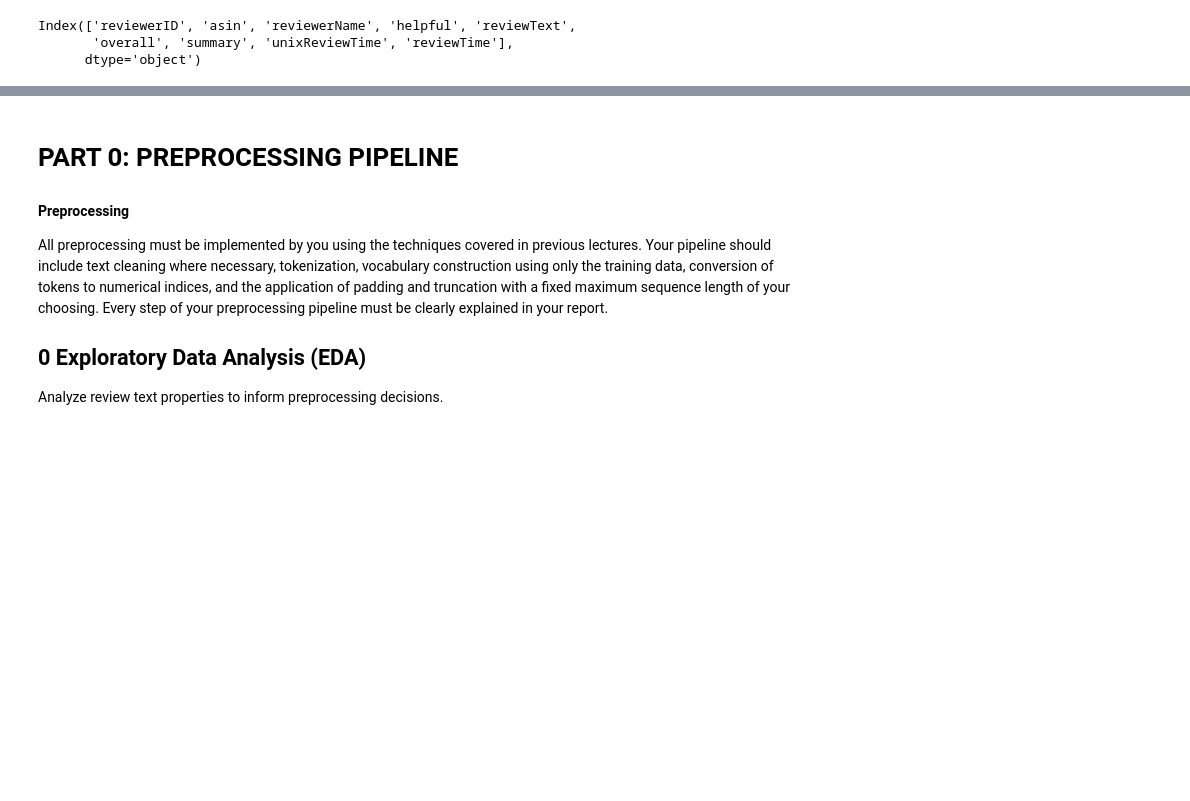
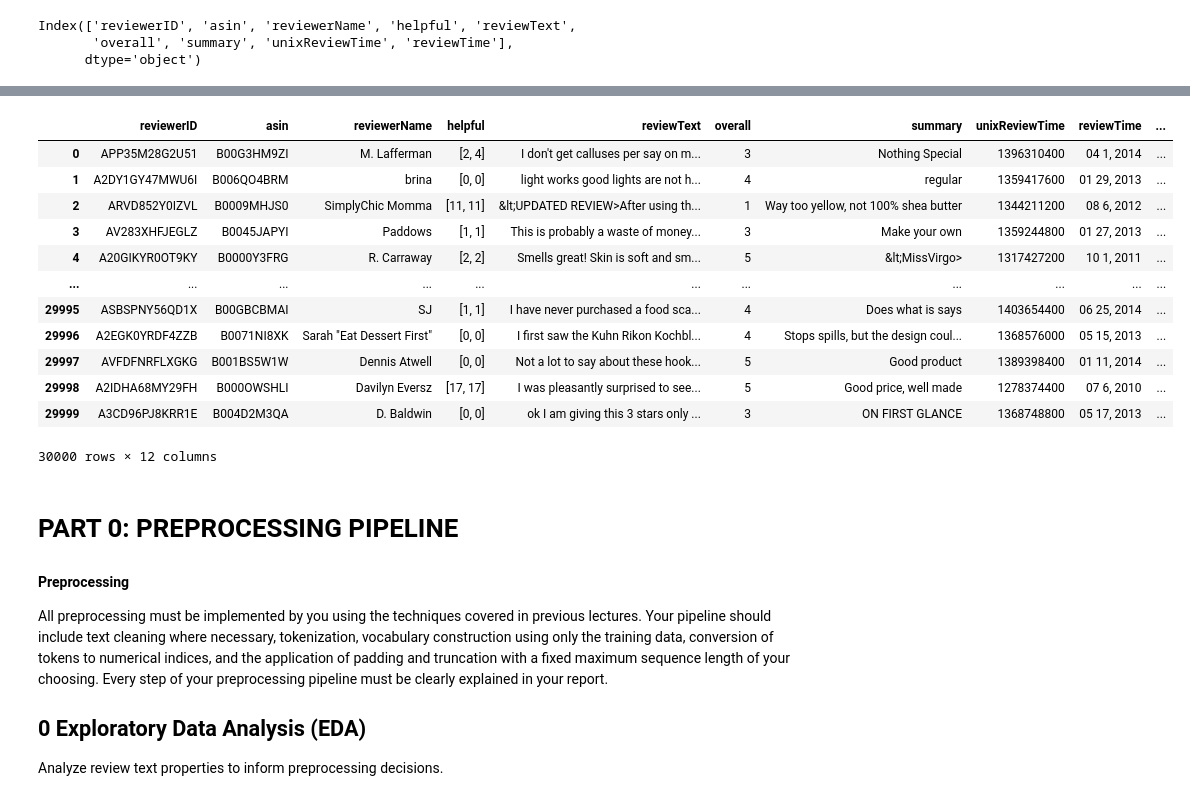
Before and after one commit to fatima-1206/i232616-NLP-Assignment3, a Jupyter notebook: i232616-NLP-Assignment3.ipynb, the cells around one changed output, grey strips where cells are left out. Cells and saved outputs as stored; diff of their text form; code cells hidden in the pictures; blank space fills up the shorter version.

```diff
--- a/i232616-NLP-Assignment3.ipynb
+++ b/i232616-NLP-Assignment3.ipynb
@@ -227,3 +158,20 @@ Index(['reviewerID', 'asin', 'reviewerName', 'helpful', 'reviewText',
+# %%
+df = pd.read_csv("df.csv")
+df
+# %% [output]
+|  | reviewerID | asin | reviewerName | helpful | reviewText | overall | summary | unixReviewTime | reviewTime | ... |
+| 0 | APP35M28G2U51 | B00G3HM9ZI | M. Lafferman | [2, 4] | I don't get calluses per say on m... | 3 | Nothing Special | 1396310400 | 04 1, 2014 | ... |
+| 1 | A2DY1GY47MWU6I | B006QO4BRM | brina | [0, 0] | light works good lights are not h... | 4 | regular | 1359417600 | 01 29, 2013 | ... |
+| 2 | ARVD852Y0IZVL | B0009MHJS0 | SimplyChic Momma | [11, 11] | &lt;UPDATED REVIEW>After using th... | 1 | Way too yellow, not 100% shea butter | 1344211200 | 08 6, 2012 | ... |
+| 3 | AV283XHFJEGLZ | B0045JAPYI | Paddows | [1, 1] | This is probably a waste of money... | 3 | Make your own | 1359244800 | 01 27, 2013 | ... |
+| 4 | A20GIKYR0OT9KY | B0000Y3FRG | R. Carraway | [2, 2] | Smells great! Skin is soft and sm... | 5 | &lt;MissVirgo> | 1317427200 | 10 1, 2011 | ... |
+| ... | ... | ... | ... | ... | ... | ... | ... | ... | ... | ... |
+| 29995 | ASBSPNY56QD1X | B00GBCBMAI | SJ | [1, 1] | I have never purchased a food sca... | 4 | Does what is says | 1403654400 | 06 25, 2014 | ... |
+| 29996 | A2EGK0YRDF4ZZB | B0071NI8XK | Sarah "Eat Dessert First" | [0, 0] | I first saw the Kuhn Rikon Kochbl... | 4 | Stops spills, but the design coul... | 1368576000 | 05 15, 2013 | ... |
+| 29997 | AVFDFNRFLXGKG | B001BS5W1W | Dennis Atwell | [0, 0] | Not a lot to say about these hook... | 5 | Good product | 1389398400 | 01 11, 2014 | ... |
+| 29998 | A2IDHA68MY29FH | B000OWSHLI | Davilyn Eversz | [17, 17] | I was pleasantly surprised to see... | 5 | Good price, well made | 1278374400 | 07 6, 2010 | ... |
+| 29999 | A3CD96PJ8KRR1E | B004D2M3QA | D. Baldwin | [0, 0] | ok I am giving this 3 stars only ... | 3 | ON FIRST GLANCE | 1368748800 | 05 17, 2013 | ... |
+30000 rows × 12 columns
 # %% [markdown]
 # **PART 0: PREPROCESSING PIPELINE**
 
```
Also changed, not shown: parts of 42 cells of this notebook.
